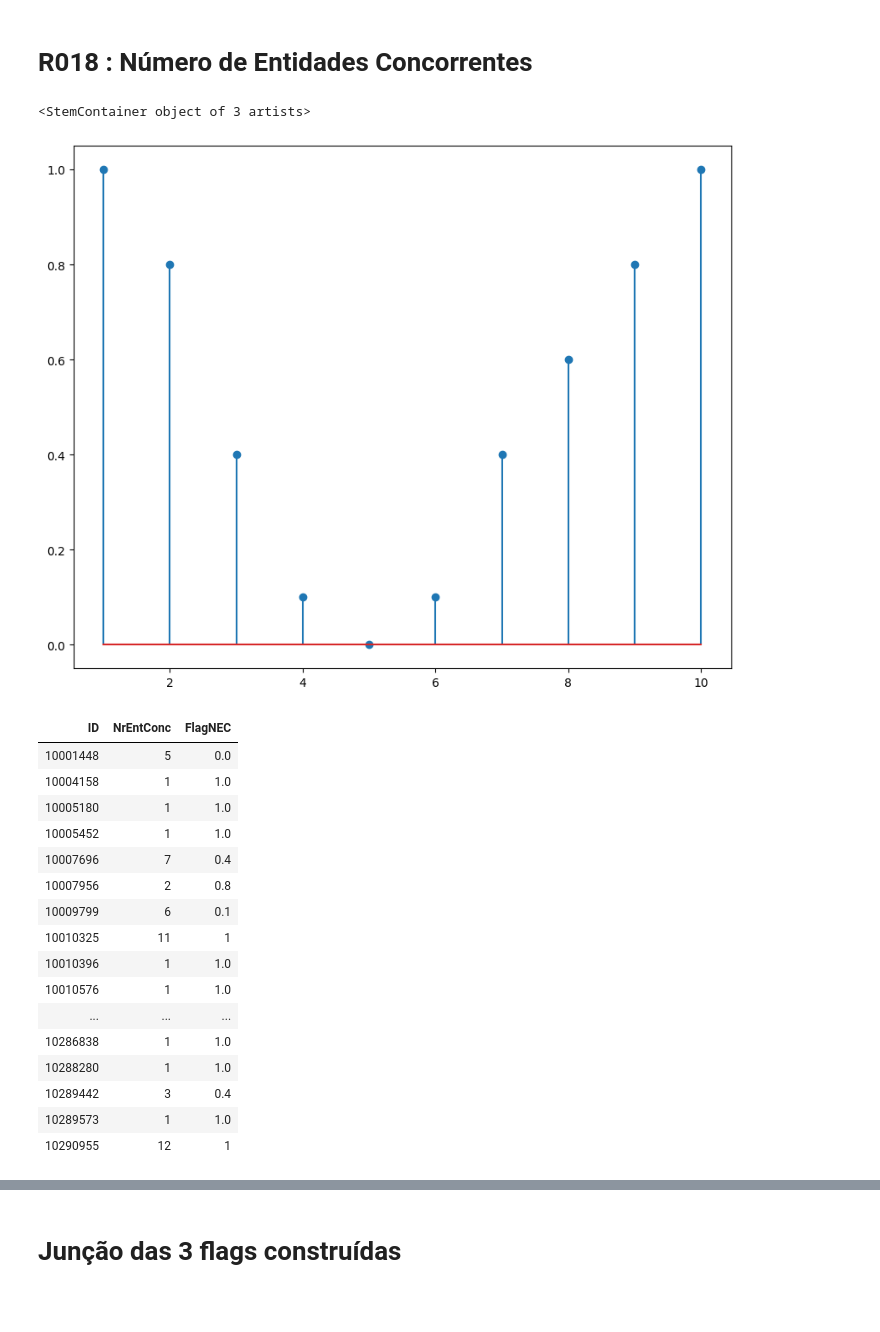
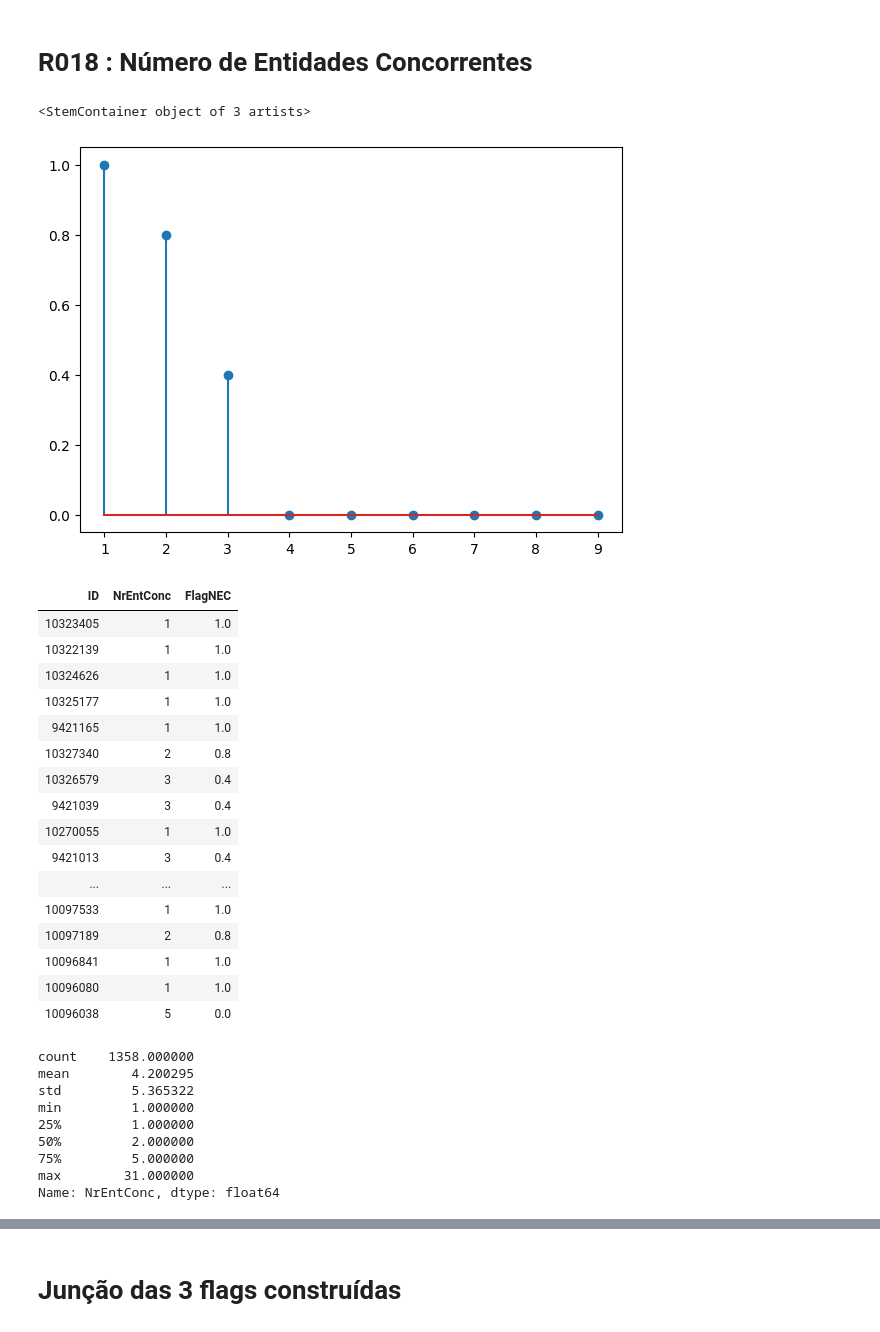
Before and after one commit to francisco-vpereira/ForceraIntership, a Jupyter notebook: forcera/scripts/contratospublicos.ipynb, the cells around one changed output, grey strips where cells are left out. Drawn from its saved outputs; the diff is of its cells as text; code cells hidden in the pictures; blank space fills up the shorter version.

```diff
--- a/forcera/scripts/contratospublicos.ipynb
+++ b/forcera/scripts/contratospublicos.ipynb
@@ -21,7 +21,7 @@ import webbrowser
 from collections import defaultdict
 import networkx as nx
 
-plt.rcParams['figure.figsize'] = (10,8)
+plt.rcParams['figure.figsize'] = (7,5)
 # %% [markdown]
 # Ligação à base de dados
 # %%
@@ -547,13 +540,13 @@ df_prazo
 # %% [markdown]
 # R018 : Número de Entidades Concorrentes
 # %%
-xd = np.arange(1,11,1)
-yd = np.array([1,0.8,0.4,0.1,0,0.1,0.4,0.6,0.8,1])
+xd = np.arange(1,10,1)
+yd = np.array([1,0.8,0.4,0,0,0,0,0,0])
 
 plt.stem(xd,yd)
 # %% [output]
 <StemContainer object of 3 artists>
-[figure, old version]
+[figure, new version]
 # %%
 def nec_classifier(n):
     """
@@ -646,20 +641,32 @@ def redflag3(Id):
 # %%
-h(redflag3(cpub))
+h(rflag_nec)
 # %% [output]
 | ID | NrEntConc | FlagNEC |
-| 10001448 | 5 | 0.0 |
-| 10004158 | 1 | 1.0 |
-| 10005180 | 1 | 1.0 |
-| 10005452 | 1 | 1.0 |
-| 10007696 | 7 | 0.4 |
-| 10007956 | 2 | 0.8 |
-| 10009799 | 6 | 0.1 |
-| 10010325 | 11 | 1 |
-| 10010396 | 1 | 1.0 |
-| 10010576 | 1 | 1.0 |
+| 10323405 | 1 | 1.0 |
+| 10322139 | 1 | 1.0 |
+| 10324626 | 1 | 1.0 |
+| 10325177 | 1 | 1.0 |
+| 9421165 | 1 | 1.0 |
+| 10327340 | 2 | 0.8 |
+| 10326579 | 3 | 0.4 |
+| 9421039 | 3 | 0.4 |
+| 10270055 | 1 | 1.0 |
+| 9421013 | 3 | 0.4 |
 | ... | ... | ... |
-| 10286838 | 1 | 1.0 |
-| 10288280 | 1 | 1.0 |
-| 10289442 | 3 | 0.4 |
-| 10289573 | 1 | 1.0 |
-| 10290955 | 12 | 1 |
+| 10097533 | 1 | 1.0 |
+| 10097189 | 2 | 0.8 |
+| 10096841 | 1 | 1.0 |
+| 10096080 | 1 | 1.0 |
+| 10096038 | 5 | 0.0 |
+# %%
+rflag_nec.NrEntConc.astype(int).describe()
+# %% [output]
+count    1358.000000
+mean        4.200295
+std         5.365322
+min         1.000000
+25%         1.000000
+50%         2.000000
+75%         5.000000
+max        31.000000
+Name: NrEntConc, dtype: float64
```
Also changed, not shown: parts of 51 cells of this notebook, 4 other files.
